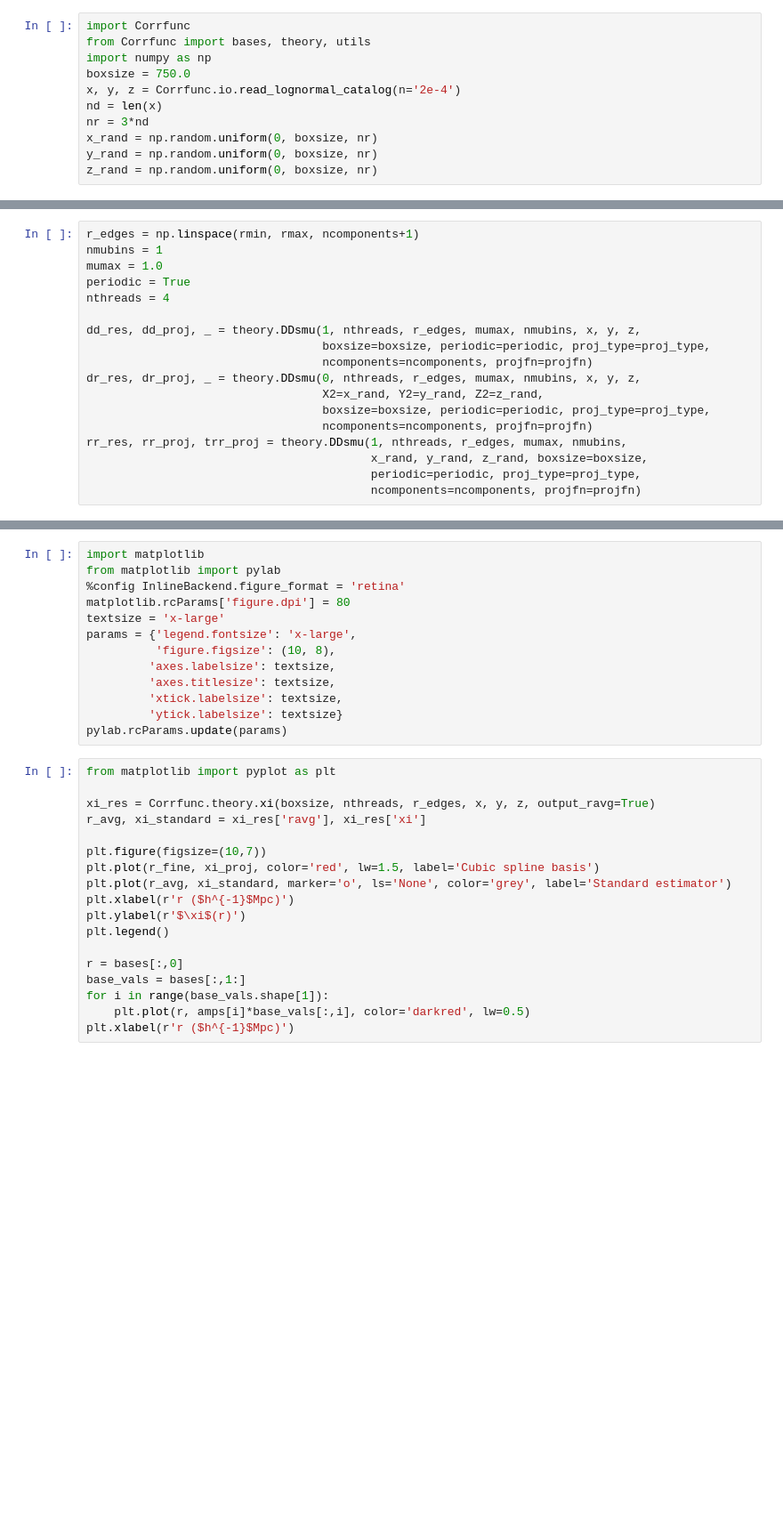
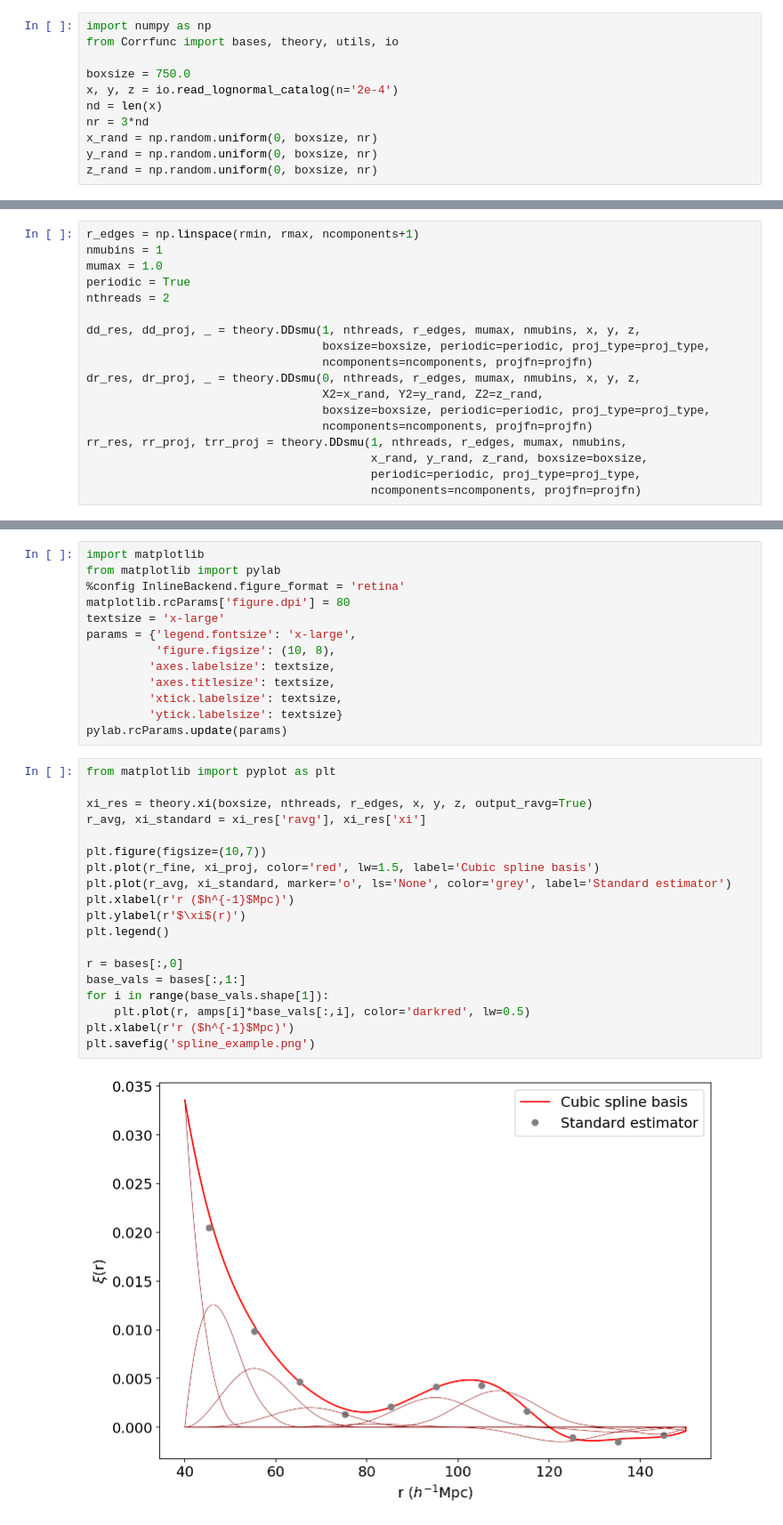
Before and after one commit to kstoreyf/Corrfunc, a Jupyter notebook: examples/basic_usage.ipynb, the cells around one changed output, grey strips where cells are left out. Shown at 89% size. Saved outputs shown, nothing was run; the diff lists cells and outputs as text; blank space fills up the shorter version.

```diff
--- a/examples/basic_usage.ipynb
+++ b/examples/basic_usage.ipynb
@@ -1,9 +1,9 @@
 # %%
-import Corrfunc
-from Corrfunc import bases, theory, utils
 import numpy as np
+from Corrfunc import bases, theory, utils, io
+
 boxsize = 750.0
-x, y, z = Corrfunc.io.read_lognormal_catalog(n='2e-4')
+x, y, z = io.read_lognormal_catalog(n='2e-4')
 nd = len(x)
 nr = 3*nd
 x_rand = np.random.uniform(0, boxsize, nr)
@@ -20,7 +20,7 @@ r_edges = np.linspace(rmin, rmax, ncomponents+1)
 nmubins = 1
 mumax = 1.0
 periodic = True
-nthreads = 4
+nthreads = 2
 
 dd_res, dd_proj, _ = theory.DDsmu(1, nthreads, r_edges, mumax, nmubins, x, y, z,
                                   boxsize=boxsize, periodic=periodic, proj_type=proj_type,
@@ -53,18 +53,21 @@ pylab.rcParams.update(params)
 # %%
 from matplotlib import pyplot as plt
 
-xi_res = Corrfunc.theory.xi(boxsize, nthreads, r_edges, x, y, z, output_ravg=True)
+xi_res = theory.xi(boxsize, nthreads, r_edges, x, y, z, output_ravg=True)
 r_avg, xi_standard = xi_res['ravg'], xi_res['xi']
 
 plt.figure(figsize=(10,7))
 plt.plot(r_fine, xi_proj, color='red', lw=1.5, label='Cubic spline basis')
 plt.plot(r_avg, xi_standard, marker='o', ls='None', color='grey', label='Standard estimator')
 plt.xlabel(r'r ($h^{-1}$Mpc)')
 plt.ylabel(r'$\xi$(r)')
 plt.legend()
 
 r = bases[:,0]
 base_vals = bases[:,1:]
 for i in range(base_vals.shape[1]):
     plt.plot(r, amps[i]*base_vals[:,i], color='darkred', lw=0.5)
 plt.xlabel(r'r ($h^{-1}$Mpc)')
+plt.savefig('spline_example.png')
+# %% [output]
+[figure, added]
```
